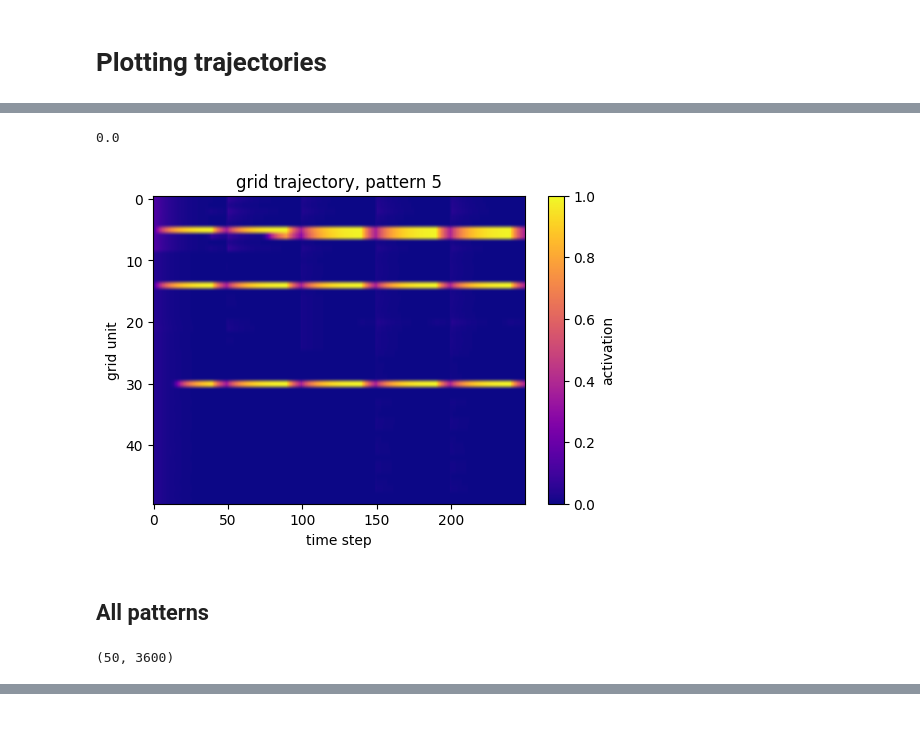
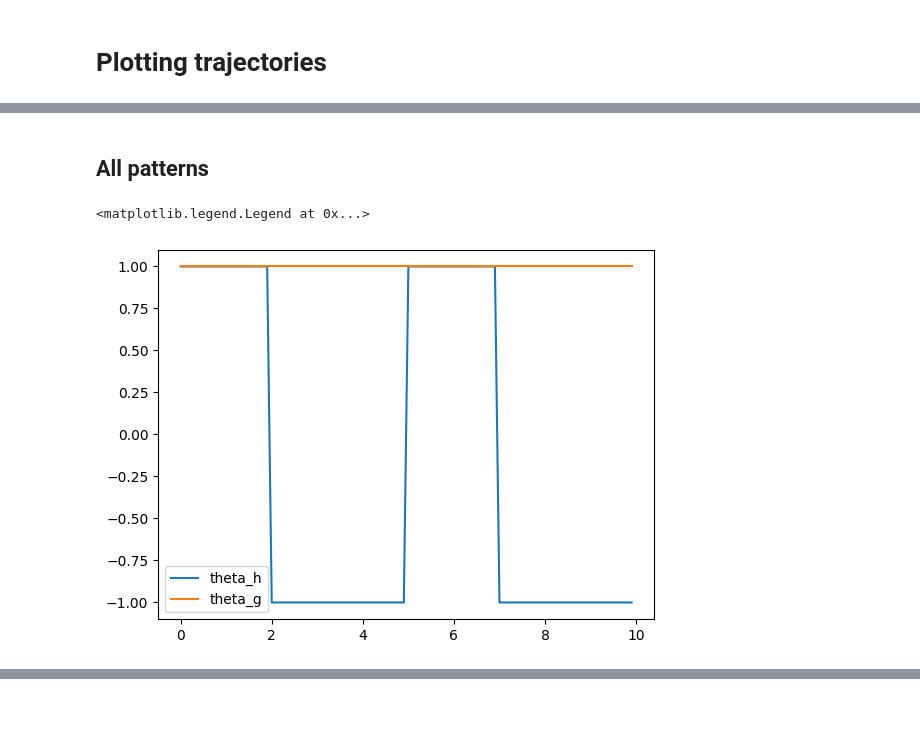
Before and after one commit to srujanakaluve/Master-s-Thesis-Projects, a Jupyter notebook: vectorHASH-cont-jax/jax_wave.ipynb, the cells around one changed output, grey strips where cells are left out. Cells and saved outputs as stored; diff of their text form; code cells hidden in the pictures.

```diff
--- a/vectorHASH-cont-jax/jax_wave.ipynb
+++ b/vectorHASH-cont-jax/jax_wave.ipynb
@@ -117,18 +285,3 @@ g_traj, _ = Scaffold.simulate_run_traj(g0[:, patt:patt+1], h0[:, patt:patt+1],
-# %%
-g_err = np.max(np.abs(g_traj[-1, :] - scaffold.grid[:, patt]), axis=0)
-frac_grid_sig = np.mean(g_err < 0.2, axis=-1)
-print('fraction correct =', frac_grid_sig)
-
-fig, ax = plt.subplots(figsize=(6, 4))
-im = ax.imshow(np.asarray(g_traj[:, :, 0]).T, aspect='auto', origin='upper', cmap='plasma', vmin=0, vmax=1)
-ax.set_xlabel('time step')
-ax.set_ylabel('grid unit')
-ax.set_title(f'grid trajectory, pattern {patt}')
-fig.colorbar(im, label='activation')
-plt.show()
-# %% [output]
-0.0
-[figure, removed]
 # %% [markdown]
 ## All patterns
 # %%
@@ -143,8 +297,19 @@ g_traj, _ = Scaffold.simulate_run_traj(g0, h0,
                                       scaffold.weights, scaffold.lambdas, scaffold.b, scaffold.tau_g, scaffold.tau_h,
                                       sigmoid, dt=scaffold.dt, freq=freq, duty=duty, phase=phase, n_steps=250,
                                       )
-# %%
-print(g_traj[-1].shape)
-# %% [output]
-(50, 3600)
+# %%
+import numpy as np
+import matplotlib.pyplot as plt
+freq, duty, phase = (0.2, 1), (0.4, 1.0), (0.0, 0.0)
+def square_wave(t, freq, duty, phase_in_cycles):
+        cycle_position = np.mod(freq * t - phase_in_cycles, 1.0)
+        return np.where(cycle_position < duty, 1.0, -1.0)
+
+t = np.arange(0, 10, 0.1)
+plt.plot(t, square_wave(t, freq[0], duty[0], phase[0]), label='theta_h') #grid
+plt.plot(t, square_wave(t, freq[1], duty[1], phase[1]), label='theta_g')  #hc
+plt.legend()
+# %% [output]
+<matplotlib.legend.Legend at 0x...>
+[figure, added]
 # %%
```
Also changed, not shown: parts of 23 cells of this notebook, 3 other files.
